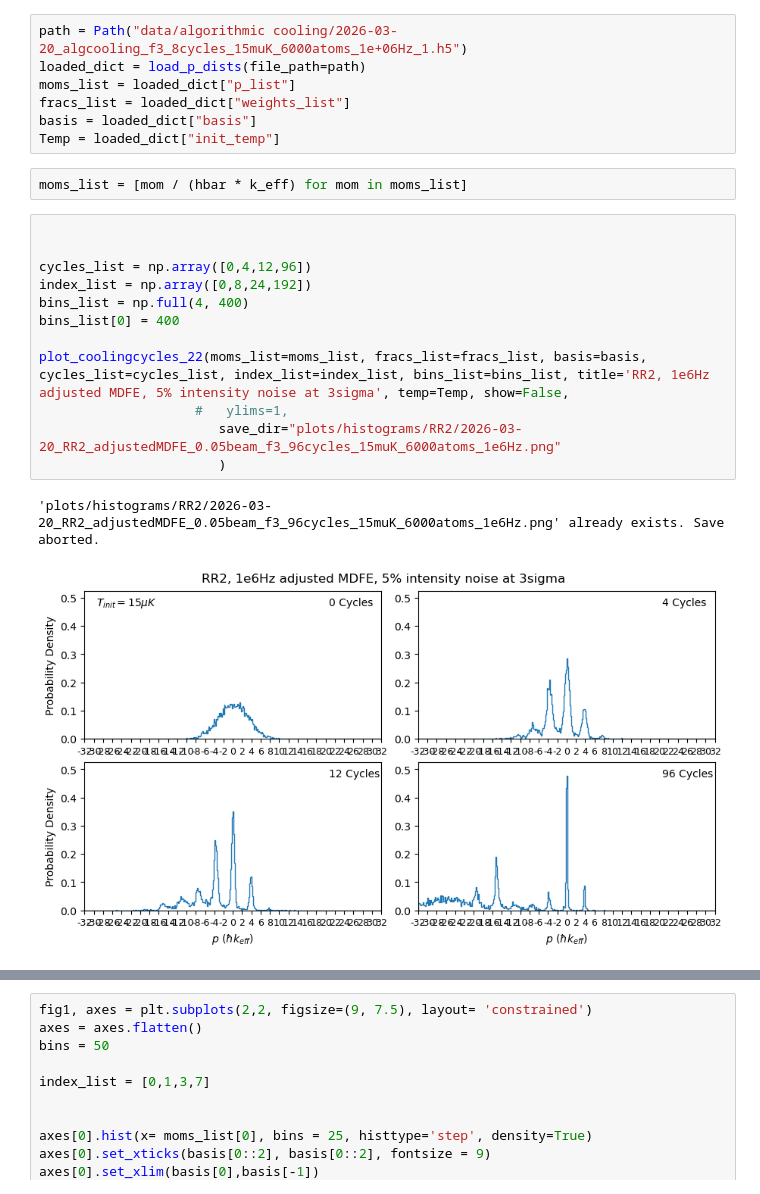
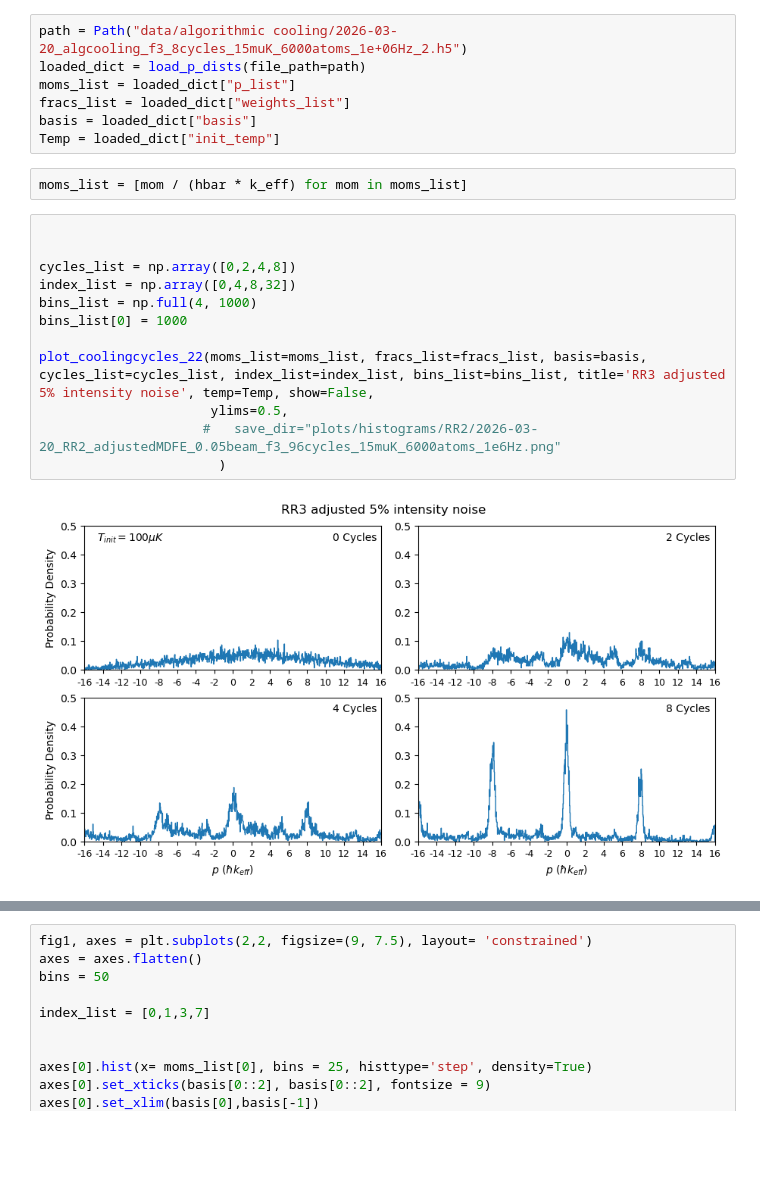
Before and after one commit to tr2g20/simulations, a Jupyter notebook: alg_cooling_2.ipynb, the cells around one changed output, grey strips where cells are left out. Drawn from its saved outputs; the diff is of its cells as text; blank space fills up the shorter version.

```diff
--- a/alg_cooling_2.ipynb
+++ b/alg_cooling_2.ipynb
@@ -41,6 +64,6 @@ moms_list, fracs_list, _ = simulate_alg_cooling_custom(basis=basis, sequence=RR3
                                                         )
 # %%
-path = Path("data/algorithmic cooling/2026-03-20_algcooling_f3_8cycles_15muK_6000atoms_1e+06Hz_1.h5")
+path = Path("data/algorithmic cooling/2026-03-20_algcooling_f3_8cycles_15muK_6000atoms_1e+06Hz_2.h5")
 loaded_dict = load_p_dists(file_path=path)
 moms_list = loaded_dict["p_list"]
 fracs_list = loaded_dict["weights_list"]
@@ -51,15 +74,14 @@ moms_list = [mom / (hbar * k_eff) for mom in moms_list]
 # %%
 
 
-cycles_list = np.array([0,4,12,96])
-index_list = np.array([0,8,24,192])
-bins_list = np.full(4, 400)
-bins_list[0] = 400
+cycles_list = np.array([0,2,4,8])
+index_list = np.array([0,4,8,32])
+bins_list = np.full(4, 1000)
+bins_list[0] = 1000
 
-plot_coolingcycles_22(moms_list=moms_list, fracs_list=fracs_list, basis=basis, cycles_list=cycles_list, index_list=index_list, bins_list=bins_list, title='RR2, 1e6Hz adjusted MDFE, 5% intensity noise at 3sigma', temp=Temp, show=False,
-                    #   ylims=1,
-                       save_dir="plots/histograms/RR2/2026-03-20_RR2_adjustedMDFE_0.05beam_f3_96cycles_15muK_6000atoms_1e6Hz.png"
+plot_coolingcycles_22(moms_list=moms_list, fracs_list=fracs_list, basis=basis, cycles_list=cycles_list, index_list=index_list, bins_list=bins_list, title='RR3 adjusted 5% intensity noise', temp=Temp, show=False,
+                      ylims=0.5,
+                     #   save_dir="plots/histograms/RR2/2026-03-20_RR2_adjustedMDFE_0.05beam_f3_96cycles_15muK_6000atoms_1e6Hz.png"
                        )
 # %% [output]
-'plots/histograms/RR2/2026-03-20_RR2_adjustedMDFE_0.05beam_f3_96cycles_15muK_6000atoms_1e6Hz.png' already exists. Save aborted.
-[figure, old version]
+[figure, new version]
```
Also changed, not shown: parts of 5 cells of this notebook, 8 other files.
